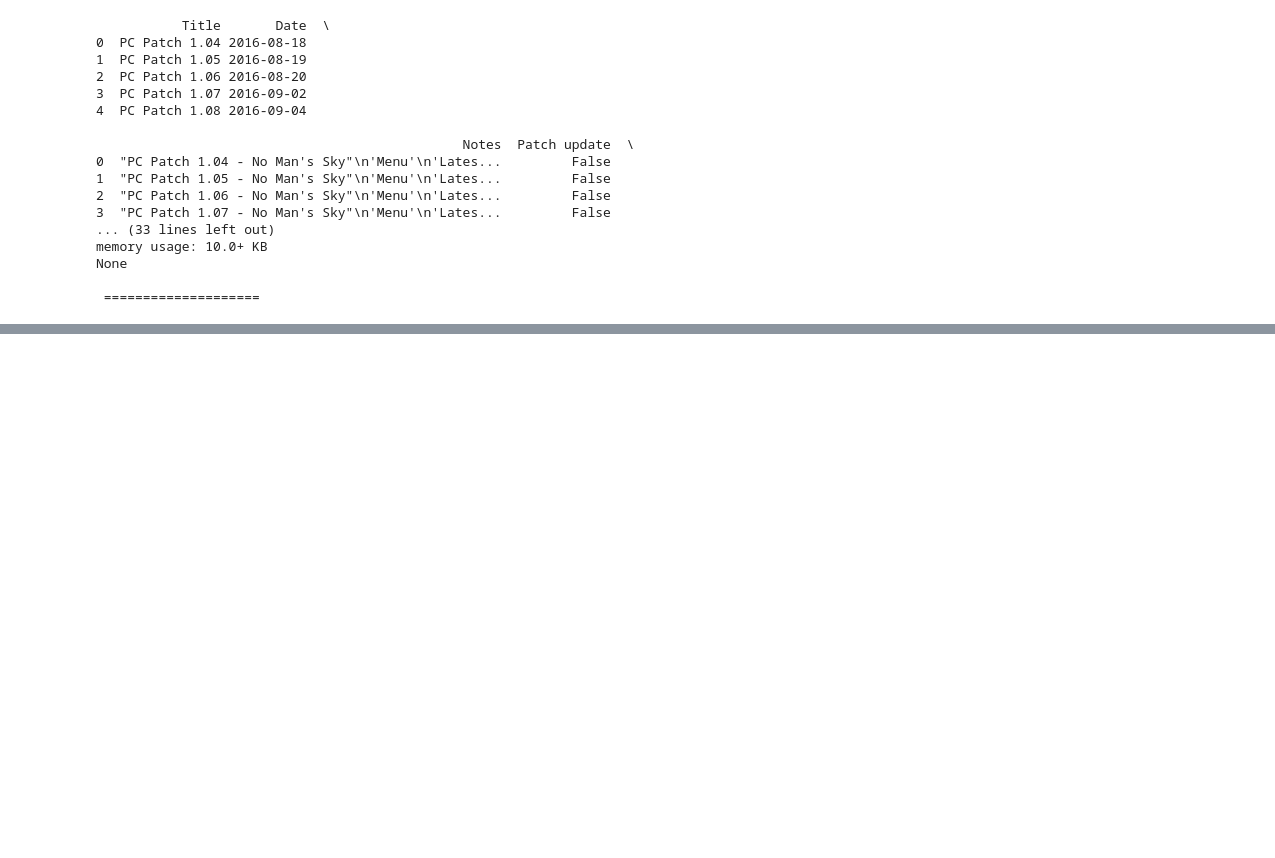
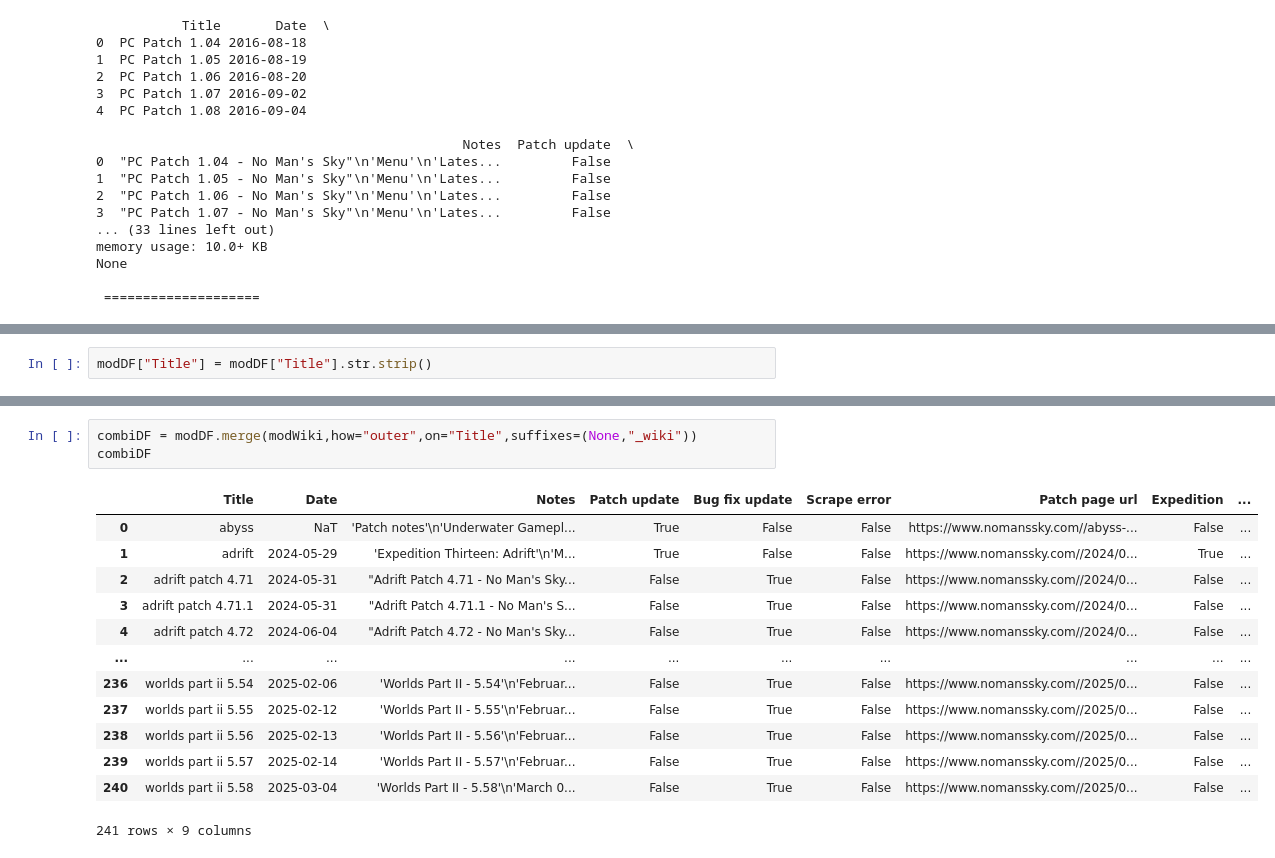
Before and after one commit to ATHannington/NMS-patch-to-rating-analysis, a Jupyter notebook: Clean_patch_note_data.ipynb, the cells around one changed output, grey strips where cells are left out. Drawn from its saved outputs; the diff is of its cells as text; blank space fills up the shorter version.

```diff
--- a/Clean_patch_note_data.ipynb
+++ b/Clean_patch_note_data.ipynb
@@ -65,0 +263,2 @@ sdbdf = sdbdf.replace(to_replace={"Patch Title":"No title"}, value = pd.NA)
+# %%
+modDF["Title"] = modDF["Title"].str.strip()
@@ -65,0 +365,17 @@ sdbdf = sdbdf.replace(to_replace={"Patch Title":"No title"}, value = pd.NA)
+# %%
+combiDF = modDF.merge(modWiki,how="outer",on="Title",suffixes=(None,"_wiki"))
+combiDF
+# %% [output]
+|  | Title | Date | Notes | Patch update | Bug fix update | Scrape error | Patch page url | Expedition | ... |
+| 0 | abyss | NaT | 'Patch notes'\n'Underwater Gamepl... | True | False | False | https://www.nomanssky.com//abyss-... | False | ... |
+| 1 | adrift | 2024-05-29 | 'Expedition Thirteen: Adrift'\n'M... | True | False | False | https://www.nomanssky.com//2024/0... | True | ... |
+| 2 | adrift patch 4.71 | 2024-05-31 | "Adrift Patch 4.71 - No Man's Sky... | False | True | False | https://www.nomanssky.com//2024/0... | False | ... |
+| 3 | adrift patch 4.71.1 | 2024-05-31 | "Adrift Patch 4.71.1 - No Man's S... | False | True | False | https://www.nomanssky.com//2024/0... | False | ... |
+| 4 | adrift patch 4.72 | 2024-06-04 | "Adrift Patch 4.72 - No Man's Sky... | False | True | False | https://www.nomanssky.com//2024/0... | False | ... |
+| ... | ... | ... | ... | ... | ... | ... | ... | ... | ... |
+| 236 | worlds part ii 5.54 | 2025-02-06 | 'Worlds Part II - 5.54'\n'Februar... | False | True | False | https://www.nomanssky.com//2025/0... | False | ... |
+| 237 | worlds part ii 5.55 | 2025-02-12 | 'Worlds Part II - 5.55'\n'Februar... | False | True | False | https://www.nomanssky.com//2025/0... | False | ... |
+| 238 | worlds part ii 5.56 | 2025-02-13 | 'Worlds Part II - 5.56'\n'Februar... | False | True | False | https://www.nomanssky.com//2025/0... | False | ... |
+| 239 | worlds part ii 5.57 | 2025-02-14 | 'Worlds Part II - 5.57'\n'Februar... | False | True | False | https://www.nomanssky.com//2025/0... | False | ... |
+| 240 | worlds part ii 5.58 | 2025-03-04 | 'Worlds Part II - 5.58'\n'March 0... | False | True | False | https://www.nomanssky.com//2025/0... | False | ... |
+241 rows × 9 columns
```
Also changed, not shown: parts of 40 cells of this notebook.
